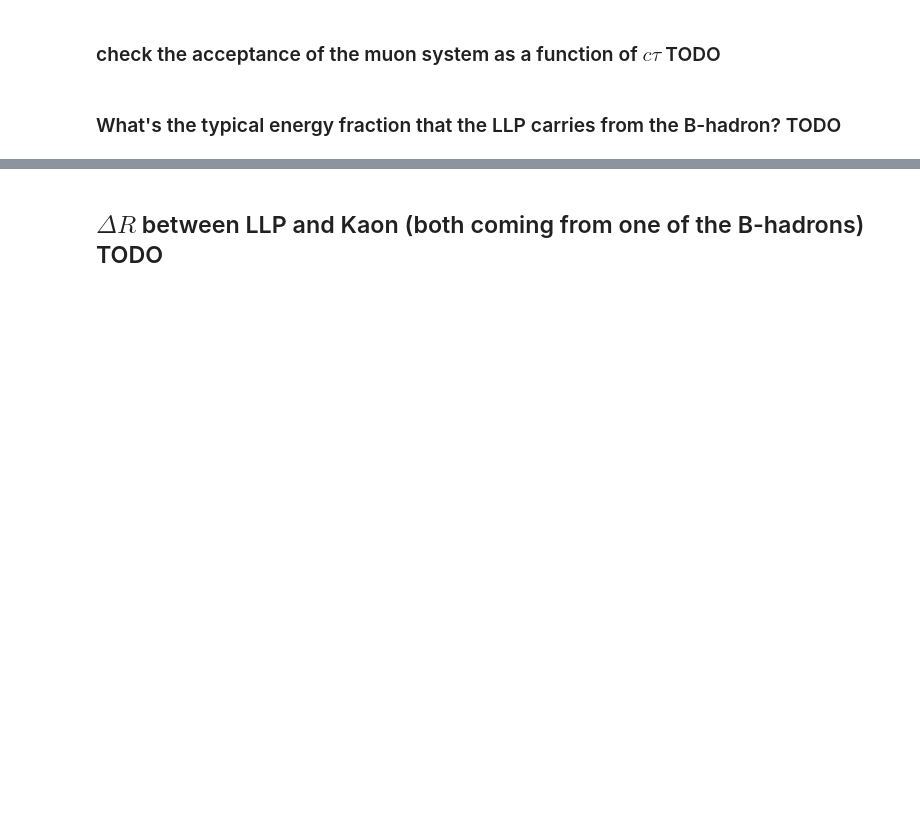
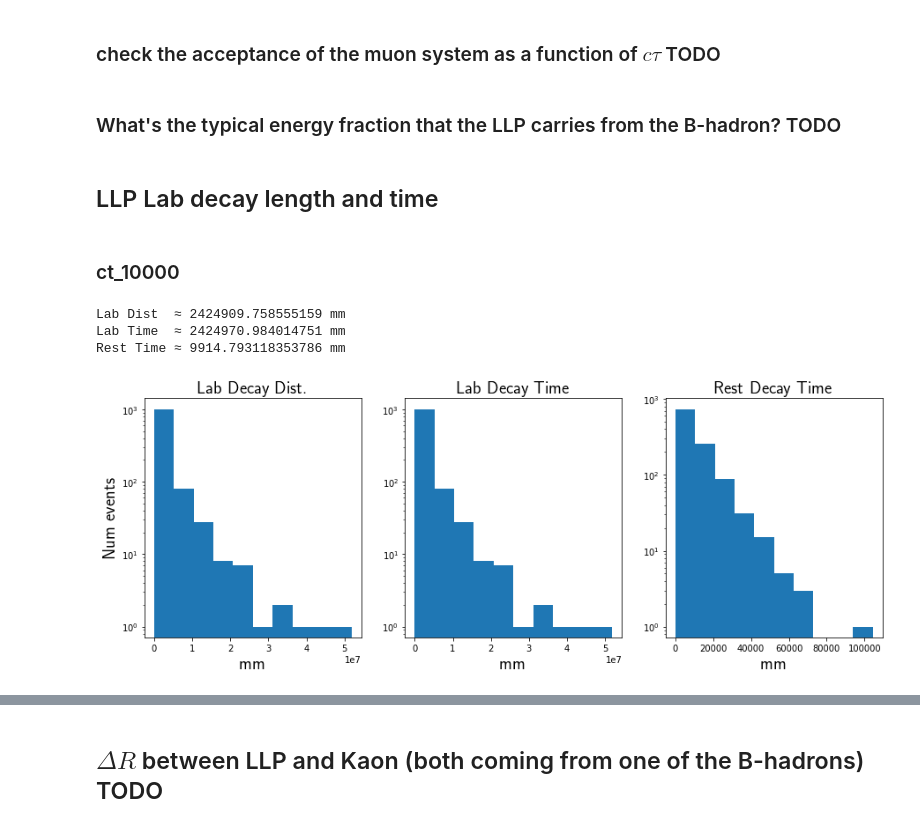
Before and after one commit to AnthonyAportela/Root2GraphGen, a Jupyter notebook: pythiaTesting.ipynb, the cells around one changed output, grey strips where cells are left out. Drawn from its saved outputs; the diff is of its cells as text; code cells hidden in the pictures; blank space fills up the shorter version.

```diff
--- a/pythiaTesting.ipynb
+++ b/pythiaTesting.ipynb
@@ -324,3 +289,16 @@ ctau ≈ 9.963547687924791
 ### check the acceptance of the muon system as a function of $c\tau$ TODO
 # %% [markdown]
 ### What's the typical energy fraction that the LLP carries from the B-hadron? TODO
+# %% [markdown]
+## LLP Lab decay length and time
+# %% [markdown]
+### ct_10000
+# %%
+pdgid = 1500001
+ctawk = ct_10000.Particle
+labrest(pdgid, ctawk)
+# %% [output]
+Lab Dist  ≈ 2424909.758555159 mm
+Lab Time  ≈ 2424970.984014751 mm
+Rest Time ≈ 9914.793118353786 mm
+[figure, added]
```
Also changed, not shown: parts of 20 cells of this notebook.
